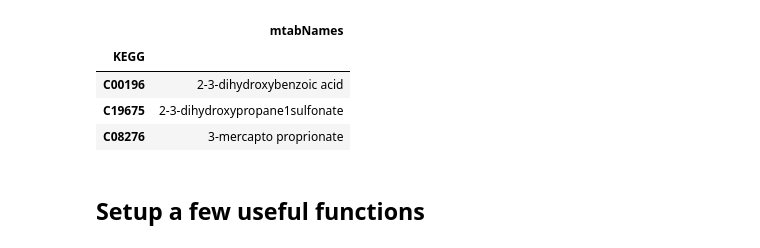
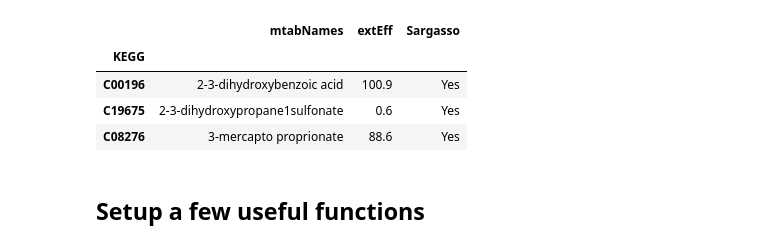
Before and after one commit to redbluewater/metaboliteMath, a Jupyter notebook: countMetabolites_all.ipynb, the cells around one changed output. Cells and saved outputs as stored; diff of their text form; code cells hidden in the pictures.

```diff
--- a/countMetabolites_all.ipynb
+++ b/countMetabolites_all.ipynb
@@ -45,13 +40,15 @@ from IPython.core.debugger import Tracer
 
 %matplotlib inline
 # %%
-mtabFile = 'BIOSSCOPE_metabolites_complete.csv' #first column is KEGG C number
+#mtabFile = 'BIOSSCOPE_metabolites_complete.csv' #first column is KEGG C number
+mtabFile = 'BIOSSCOPE_metabolites_table_v2.csv'
+
 mtabData=pd.read_csv(mtabFile, index_col='KEGG')
-mtabNames = pd.read_csv(mtabFile,index_col = 'KEGG',usecols = ['KEGG','mtabNames'])
+mtabNames = pd.read_csv(mtabFile,index_col = 'KEGG',usecols = ['KEGG','mtabNames','extEff','Sargasso'])
 mtabNames.head(3)
 # %% [output]
-|  | mtabNames |
-| KEGG |  |
-| C00196 | 2-3-dihydroxybenzoic acid |
-| C19675 | 2-3-dihydroxypropane1sulfonate |
-| C08276 | 3-mercapto proprionate |
+|  | mtabNames | extEff | Sargasso |
+| KEGG |  |  |  |
+| C00196 | 2-3-dihydroxybenzoic acid | 100.9 | Yes |
+| C19675 | 2-3-dihydroxypropane1sulfonate | 0.6 | Yes |
+| C08276 | 3-mercapto proprionate | 88.6 | Yes |
```
Also changed, not shown: parts of 19 cells of this notebook, 15 other files.
